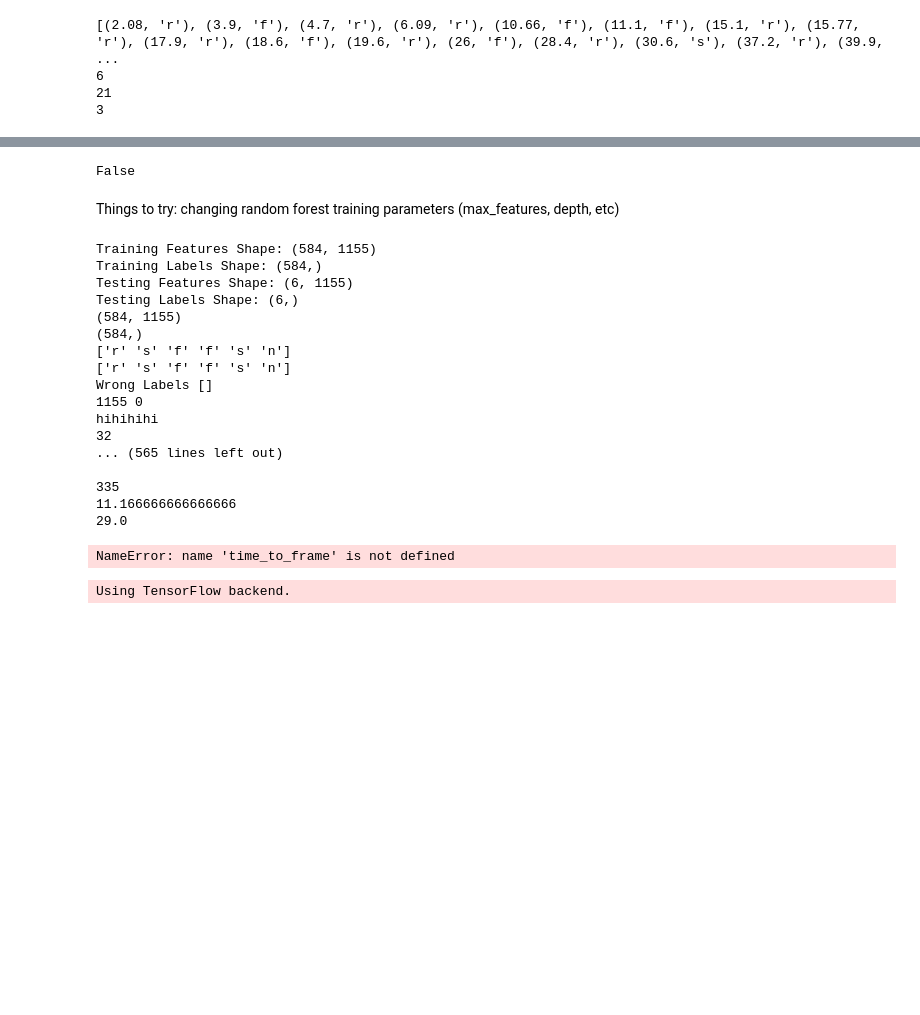
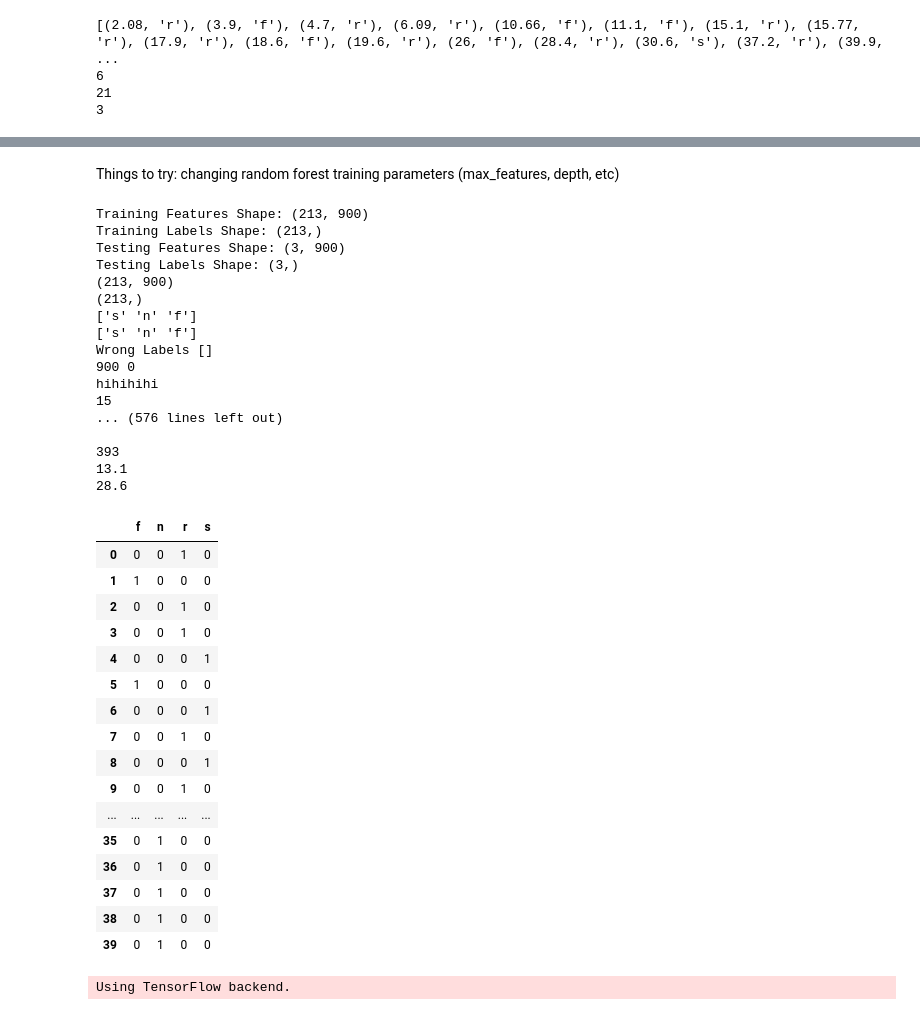
Before and after one commit to vjann/DLC, a Jupyter notebook: notebooks/data_notebooks/data_gopro3lens.ipynb, the cells around one changed output, grey strips where cells are left out. Saved outputs shown, nothing was run; the diff lists cells and outputs as text; code cells hidden in the pictures; blank space fills up the shorter version.

Commit message:
last time

```diff
--- a/notebooks/data_notebooks/data_gopro3lens.ipynb
+++ b/notebooks/data_notebooks/data_gopro3lens.ipynb
@@ -27,13 +27,13 @@ cols = ['Nose', 'DomInside', 'Pellet', 'Index', 'OtherHand']
 
 classes = ['n', 's', 'f', 'r']
 
-frames_before = 12
+frames_before = 15
 
-frames_after = 30
+frames_after = 45
 
 step_size = 1
 
-seed = 74
+seed = 79
 # %%
 def frame_to_time(frame):
     return round(frame/frame_rate, 3)
@@ -527,13 +492,9 @@ TIE:  ['r', 'f']
-# %%
-attempt_classifier.oob_score
-# %% [output]
-False
 # %% [markdown]
 Things to try: changing random forest training parameters (max_features, depth, etc)
 # %%
 cols = ['Nose', 'DomInside', 'Pellet', 'Index', 'OtherHand']
 
-frames_before = 32
+frames_before = 15
 
 frames_after = 45
 
@@ -550,11 +511,11 @@ fn = 0
 iters = 30
 compiled_features = np.concatenate((featuresA, features_n2v3, features_n3v3, features_injuredn2v3))
 compiled_labels = np.concatenate((labelsA, labels_n2v3, labels_n3v3, labels_injuredn2v3))
-test_df = pd.read_hdf(r"C:\Users\vjj14\Desktop\DeepLabCut\gopro3lens-vj-2019-07-08\videos\2019.07.08_CC42970_N3_V2_2.7k_120FPS_analyze_trimDeepCut_resnet50_gopro3lensJul8shuffle1_120003.h5")
+test_df = pd.read_hdf(r"C:\Users\vjj14\Desktop\DeepLabCut\gopro3lens-vj-2019-07-08\videos\2019.07.08_CC42970_N3_V2_2.7k_120FPS_analyze_trimDeepCut_resnet50_gopro3lensJul8shuffle1_120005.h5")
 test_df.columns = test_df.columns.droplevel()
 for i in range(iters):
     seed = random.randint(234, 1000)
-    attempt_classifier1 = create_classifier(compiled_features, compiled_labels, 200, test_proportion=0.01, depth=20)[0]
+    attempt_classifier1 = create_classifier(compiled_features, compiled_labels, 200, test_proportion=0.01)[0]
     print(attempt_classifier1.n_features_, i)
 
     starts = get_classified_starts(attempt_classifier1, test_df)
@@ -582,57 +543,72 @@ for i in range(iters):
 print(num_wrong/iters)
 print(num_right_times/iters)
 # %% [output]
-Training Features Shape: (584, 1155)
-Training Labels Shape: (584,)
-Testing Features Shape: (6, 1155)
-Testing Labels Shape: (6,)
-(584, 1155)
-(584,)
-['r' 's' 'f' 'f' 's' 'n']
-['r' 's' 'f' 'f' 's' 'n']
+Training Features Shape: (213, 900)
+Training Labels Shape: (213,)
+Testing Features Shape: (3, 900)
+Testing Labels Shape: (3,)
+(213, 900)
+(213,)
+['s' 'n' 'f']
+['s' 'n' 'f']
 Wrong Labels []
-1155 0
+900 0
 hihihihi
-32
-... (565 lines left out)
+15
+... (576 lines left out)
 
-335
-11.166666666666666
-29.0
+393
+13.1
+28.6
 # %%
 print(int(n_feats**0.5))
 # %%
 #Functions to get training data
 def get_dataset2(df, start_frames):
     dataframe = df[cols]
     dataset = []
     for start_f in start_frames:
         temp_df = dataframe.iloc[start_f - frames_before: start_f + frames_after]
         if len(temp_df.values.flatten()) == 0:
             print("ERROR check get dataset")
         dataset.append(temp_df.values)
     return np.asarray(dataset)
 
 pm = 0
-reach_frames_temp, reach_frames, reach_labels, non_reaches_frames = None, None, None, None
+reach_frames, reach_frames, reach_labels, non_reaches_frames = None, None, None, None
 #"C:\Users\vjj14\Documents\GoProLens\3lens\gp2.7k3lensA1.mp4"
 df_A = pd.read_hdf(r"C:\Users\vjj14\Desktop\DeepLabCut\gopro3lens-vj-2019-07-08\videos\gp2.7k3lensA1DeepCut_resnet50_gopro3lensJul8shuffle1_120005.h5")
 df_A.columns = df_A.columns.droplevel()
 reach_times = [19.12, 23.752, 24.186, 24.630, 36.846, 43.652, 44.042, 46.964, 60.218, 62.897, 64.787, 72.045, 85.174, 88.196,
            91.652, 93.248, 93.814, 106.294, 106.867, 111.344, 112.249, 113.407, 115.474, 115.918, 129.119, 136.837, 138.581]
-reach_frames_temp = [time_to_frame(x) for x in reach_times]
-reach_frames = [x - pm for x in reach_frames_temp] + reach_frames_temp[:] + [x + pm for x in reach_frames_temp]
+reach_frames = [time_to_frame(x) for x in reach_times]
 reach_labels = ['r', 'f', 'r', 'r', 's', 'f', 's', 'r', 's', 'r', 'r', 'r', 's', 'r', 's', 'r', 'r', 'r', 'f', 'r', 'r',
-                      'r', 'f', 'r', 's', 'r', 'r']*3
+                      'r', 'f', 'r', 's', 'r', 'r']
 non_reaches_frames = get_non_reach_frames(df_A, len(reach_frames)//2, reach_frames, 12)
 featuresA = get_dataset2(df_A, reach_frames+non_reaches_frames)
 labelsA = np.asarray(reach_labels + ['n' for x in non_reaches_frames])
 elabelsA = pd.Series(labelsA)
 encoded_labels = pd.get_dummies(elabelsA)
-reach_frames_temp, reach_frames, reach_labels, non_reaches_frames = None, None, None, None
+reach_frames, reach_frames, reach_labels, non_reaches_frames = None, None, None, None
 encoded_labels
 # %% [output]
-NameError: name 'time_to_frame' is not defined
+|  | f | n | r | s |
+| 0 | 0 | 0 | 1 | 0 |
+| 1 | 1 | 0 | 0 | 0 |
+| 2 | 0 | 0 | 1 | 0 |
+| 3 | 0 | 0 | 1 | 0 |
+| 4 | 0 | 0 | 0 | 1 |
+| 5 | 1 | 0 | 0 | 0 |
+| 6 | 0 | 0 | 0 | 1 |
+| 7 | 0 | 0 | 1 | 0 |
+| 8 | 0 | 0 | 0 | 1 |
+| 9 | 0 | 0 | 1 | 0 |
+| ... | ... | ... | ... | ... |
+| 35 | 0 | 1 | 0 | 0 |
+| 36 | 0 | 1 | 0 | 0 |
+| 37 | 0 | 1 | 0 | 0 |
+| 38 | 0 | 1 | 0 | 0 |
+| 39 | 0 | 1 | 0 | 0 |
 # %%
 import math
 from keras.models import Sequential
```
Also changed, not shown: parts of 11 cells of this notebook, 1 other file.
